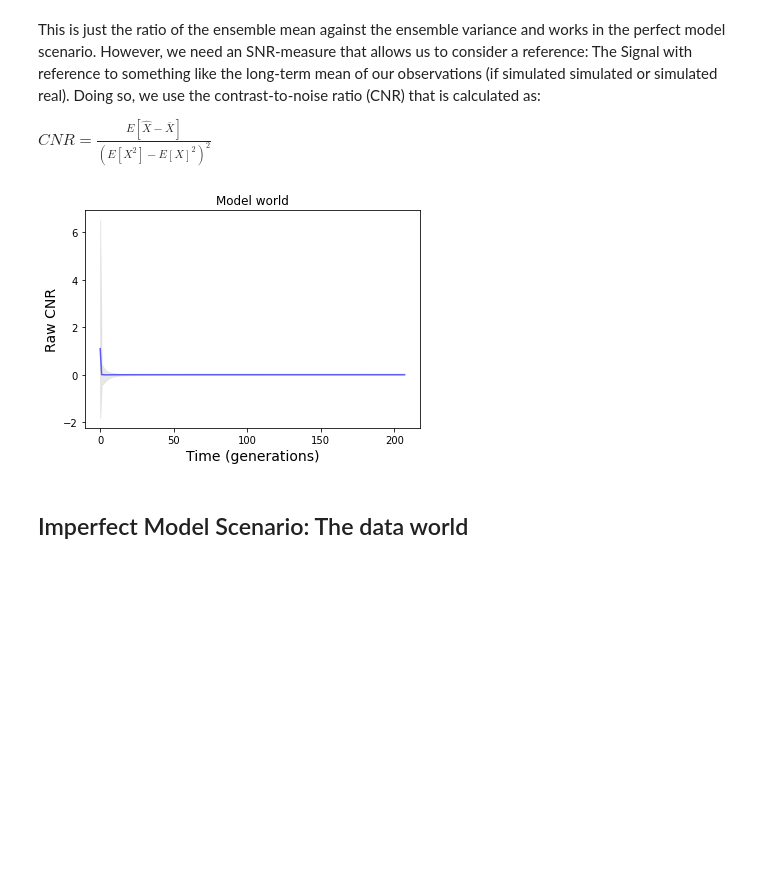
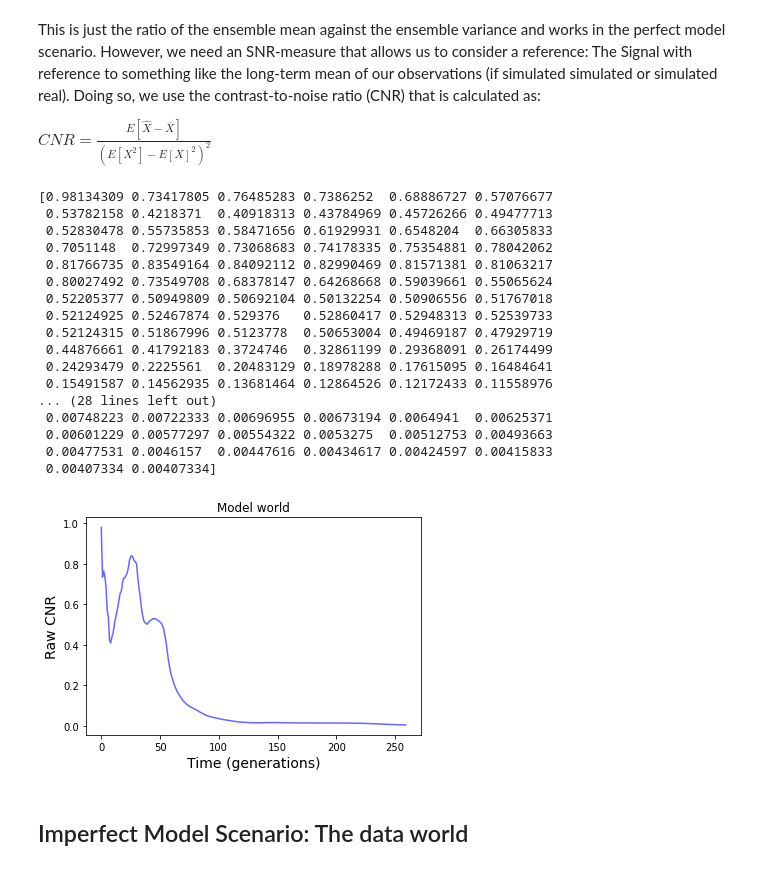
Before and after one commit to MWesselkamp/Ricker, a Jupyter notebook: signal_noise_ratio.ipynb, the cells around one changed output. Drawn from its saved outputs; the diff is of its cells as text; code cells hidden in the pictures; blank space fills up the shorter version.

```diff
--- a/signal_noise_ratio.ipynb
+++ b/signal_noise_ratio.ipynb
@@ -82,24 +82,44 @@ $CNR = \frac{E[\hat{X} - \overline{X}]}{(E[X^2] - E[X]^2)^2}$
 # %%
 bs_modelworld = bs_sampling(x_mod, x_mod, 'cnr')
 bs_modelworld = bs_modelworld[:,~np.isinf(bs_modelworld).any(0)]
 
 bs_modelworld = bs_modelworld[:,~np.isinf(bs_modelworld).any(0)]
 log = False
 if log:
     bs_modelworld = np.log(bs_modelworld)
 
 q1, q2 = np.quantile(bs_modelworld, (0.1, 0.90), axis=1)
 
 fig = plt.figure()
 ax = fig.add_subplot()
-ax.fill_between(np.arange(sims.hp['iterations']), q1, q2, color="lightgrey", alpha=0.5)
+#ax.fill_between(np.arange(sims.hp['iterations']), q1, q2, color="lightgrey", alpha=0.5)
 plt.plot(np.mean(bs_modelworld, axis=1), color="blue", alpha = 0.6)
+#plt.plot(bs_modelworld, color="blue", alpha = 0.6)
 ax.set_xlabel('Time (generations)', size=14)
 ax.set_ylabel('Raw CNR', size=14)
 ax.title.set_text('Model world')
 fig.show()
+
+print(np.mean(bs_modelworld, axis=1))
 # %% [output]
+[0.98134309 0.73417805 0.76485283 0.7386252  0.68886727 0.57076677
+ 0.53782158 0.4218371  0.40918313 0.43784969 0.45726266 0.49477713
+ 0.52830478 0.55735853 0.58471656 0.61929931 0.6548204  0.66305833
+ 0.7051148  0.72997349 0.73068683 0.74178335 0.75354881 0.78042062
+ 0.81766735 0.83549164 0.84092112 0.82990469 0.81571381 0.81063217
+ 0.80027492 0.73549708 0.68378147 0.64268668 0.59039661 0.55065624
+ 0.52205377 0.50949809 0.50692104 0.50132254 0.50906556 0.51767018
+ 0.52124925 0.52467874 0.529376   0.52860417 0.52948313 0.52539733
+ 0.52124315 0.51867996 0.5123778  0.50653004 0.49469187 0.47929719
+ 0.44876661 0.41792183 0.3724746  0.32861199 0.29368091 0.26174499
+ 0.24293479 0.2225561  0.20483129 0.18978288 0.17615095 0.16484641
+ 0.15491587 0.14562935 0.13681464 0.12864526 0.12172433 0.11558976
+... (28 lines left out)
+ 0.00748223 0.00722333 0.00696955 0.00673194 0.0064941  0.00625371
+ 0.00601229 0.00577297 0.00554322 0.0053275  0.00512753 0.00493663
+ 0.00477531 0.0046157  0.00447616 0.00434617 0.00424597 0.00415833
+ 0.00407334 0.00407334]
-[figure, old version]
+[figure, new version]
 # %% [markdown]
 ## Imperfect Model Scenario: The data world
 # %% [markdown]
```
Also changed, not shown: parts of 7 cells of this notebook, 3 other files.
